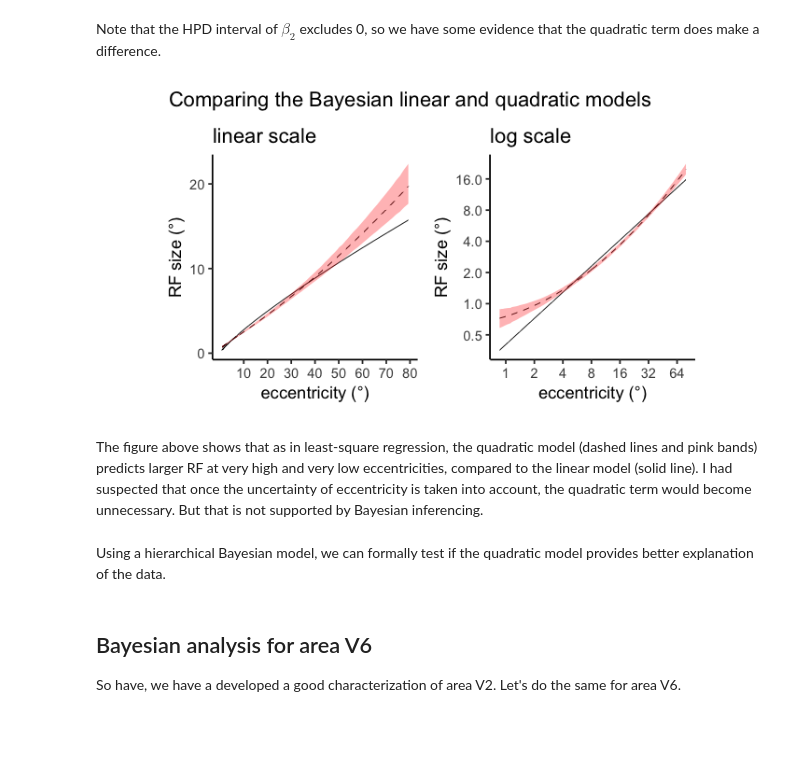
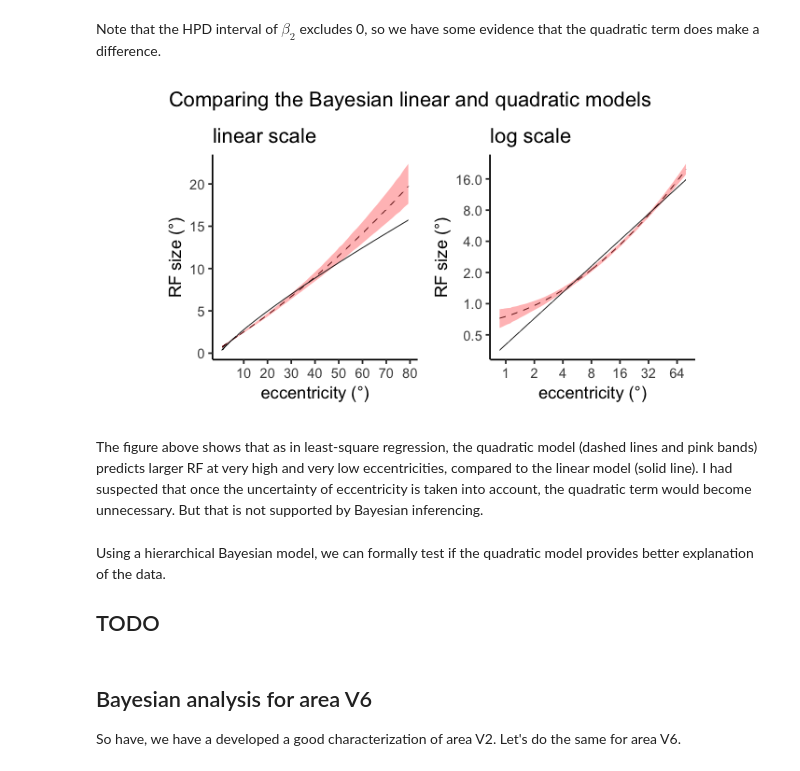
Before and after one commit to hsinhaoyu/bayesian-rf, a Jupyter notebook: bayesian_rf_analysis.ipynb, the cells around one changed output. Cells and saved outputs as stored; diff of their text form; code cells hidden in the pictures; blank space fills up the shorter version.

```diff
--- a/bayesian_rf_analysis.ipynb
+++ b/bayesian_rf_analysis.ipynb
@@ -1313,15 +1276,36 @@ tmp.g.bayes2 <-
-# %%
-tmp.g.bayes1 +
-tmp.g.bayes2 +
-plot_annotation(
-    title = "Comparing the Bayesian linear and quadratic models",
-)
-# %% [output]
-[figure, removed]
+# %%
+(tmp.g.V2.bayes +
+    scale_x_continuous(
+        breaks=c(10,20,30,40,50,60,70,80)) +
+    scale_y_continuous(
+        breaks=c(0,5,10,15,20,25,30,40)) +
+    geom_line(
+        data = tmp.newdf2,
+        aes(x = x, y = y),
+        size=0.25) +
+    ggtitle("linear scale")
+) +
+(tmp.g.V2.bayes.log +
+    scale_x_continuous(
+        breaks=c(1,2,4,8,16,32,64)) +
+    scale_y_continuous(
+        breaks=c(0.5,1,2,4,8,16,32)) +
+    geom_line(
+        data = tmp.newdf2,
+        aes(x = x, y = y),
+        size=0.25) +
+    ggtitle("log scale")
+) +
+plot_annotation(
+    title = "Comparing the Bayesian linear and quadratic models",
+)
+# %% [output]
+[figure, added]
 # %% [markdown]
 The figure above shows that as in least-square regression, the quadratic model (dashed lines and pink bands) predicts larger RF at very high and very low eccentricities, compared to the linear model (solid line). I had suspected that once the uncertainty of eccentricity is taken into account, the quadratic term would become unnecessary. But that is not supported by Bayesian inferencing.
 # %% [markdown]
 Using a hierarchical Bayesian model, we can formally test if the quadratic model provides better explanation of the data.
+## TODO
 # %% [markdown]
 ## Bayesian analysis for area V6
 
```
Also changed, not shown: parts of 15 cells of this notebook, 1 other file.
